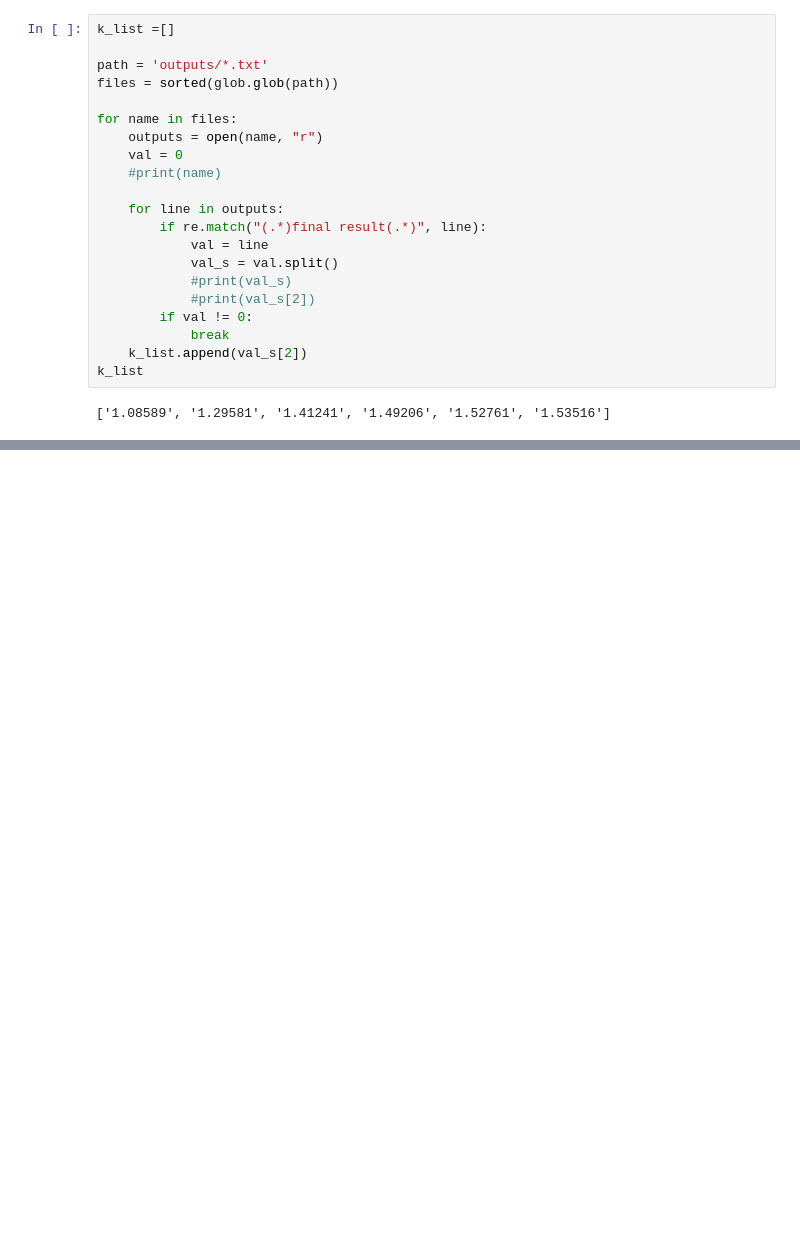
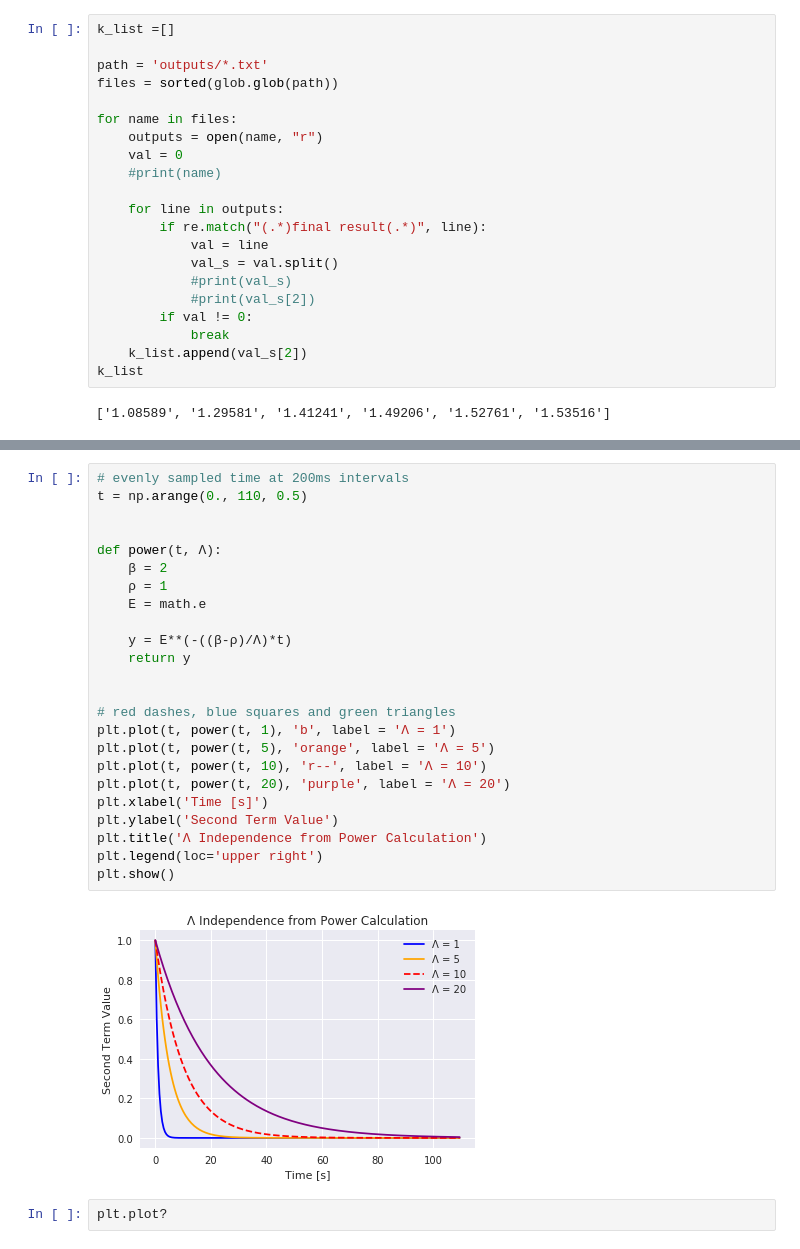
Before and after one commit to wjvanderlip/NE150_homework, a Jupyter notebook: 5HW/homework5nb.ipynb, the cells around one changed output, grey strips where cells are left out. Saved outputs shown, nothing was run; the diff lists cells and outputs as text; blank space fills up the shorter version.

Commit message:
updated input with provided values

```diff
--- a/5HW/homework5nb.ipynb
+++ b/5HW/homework5nb.ipynb
@@ -71,0 +77,28 @@ plt.savefig('FuelMod.jpg')
+# %%
+# evenly sampled time at 200ms intervals
+t = np.arange(0., 110, 0.5)
+
+
+def power(t, Λ):
+    β = 2
+    ρ = 1
+    E = math.e
+
+    y = E**(-((β-ρ)/Λ)*t)
+    return y
+
+
+# red dashes, blue squares and green triangles
+plt.plot(t, power(t, 1), 'b', label = 'Λ = 1')
+plt.plot(t, power(t, 5), 'orange', label = 'Λ = 5')
+plt.plot(t, power(t, 10), 'r--', label = 'Λ = 10')
+plt.plot(t, power(t, 20), 'purple', label = 'Λ = 20')
+plt.xlabel('Time [s]')
+plt.ylabel('Second Term Value')
+plt.title('Λ Independence from Power Calculation')
+plt.legend(loc='upper right')
+plt.show()
+# %% [output]
+[figure, added]
+# %%
+plt.plot?
```
Also changed, not shown: parts of 4 cells of this notebook, 2 other files.
